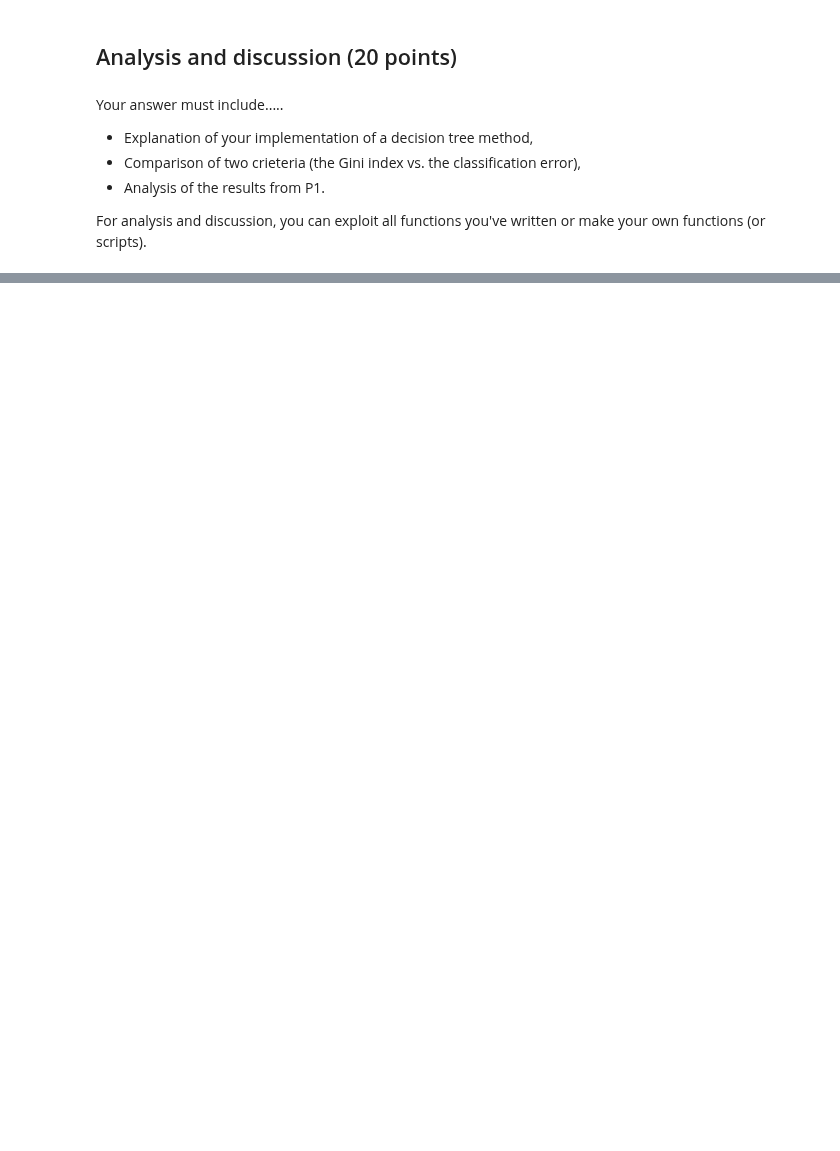
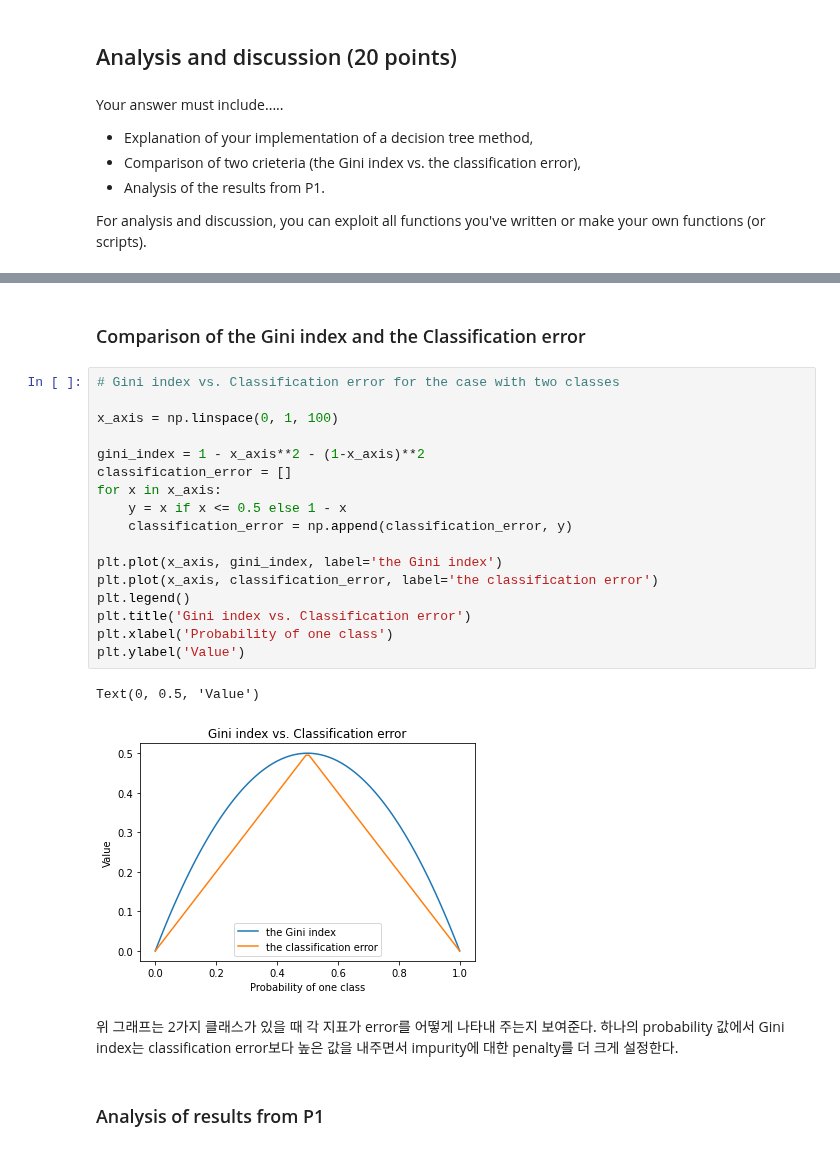
Before and after one commit to ggu1012/basic_ai, a Jupyter notebook: project4_decision_tree/2021_P04_decision_tree.ipynb, the cells around one changed output, grey strips where cells are left out. Cells and saved outputs as stored; diff of their text form; blank space fills up the shorter version.

```diff
--- a/project4_decision_tree/2021_P04_decision_tree.ipynb
+++ b/project4_decision_tree/2021_P04_decision_tree.ipynb
@@ -199,0 +201,26 @@ For analysis and discussion, you can exploit all functions you've written or mak
+# %% [markdown]
+### Comparison of the Gini index and the Classification error
+# %%
+# Gini index vs. Classification error for the case with two classes
+
+x_axis = np.linspace(0, 1, 100)
+
+gini_index = 1 - x_axis**2 - (1-x_axis)**2
+classification_error = []
+for x in x_axis:
+    y = x if x <= 0.5 else 1 - x
+    classification_error = np.append(classification_error, y)
+
+plt.plot(x_axis, gini_index, label='the Gini index')
+plt.plot(x_axis, classification_error, label='the classification error')
+plt.legend()
+plt.title('Gini index vs. Classification error')
+plt.xlabel('Probability of one class')
+plt.ylabel('Value')
+# %% [output]
+Text(0, 0.5, 'Value')
+[figure, added]
+# %% [markdown]
+위 그래프는 2가지 클래스가 있을 때 각 지표가 error를 어떻게 나타내 주는지 보여준다. 하나의 probability 값에서 Gini index는 classification error보다 높은 값을 내주면서 impurity에 대한 penalty를 더 크게 설정한다.
+# %% [markdown]
+### Analysis of results from P1
```
Also changed, not shown: parts of 8 cells of this notebook.
